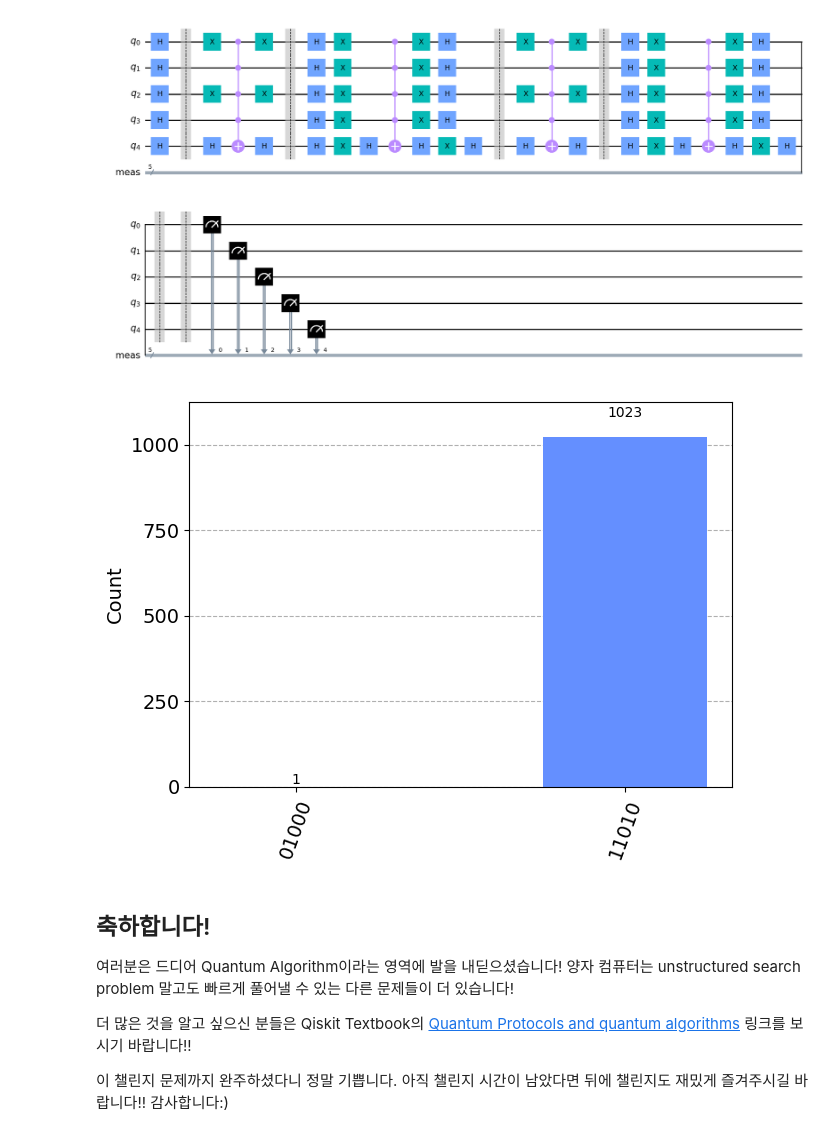
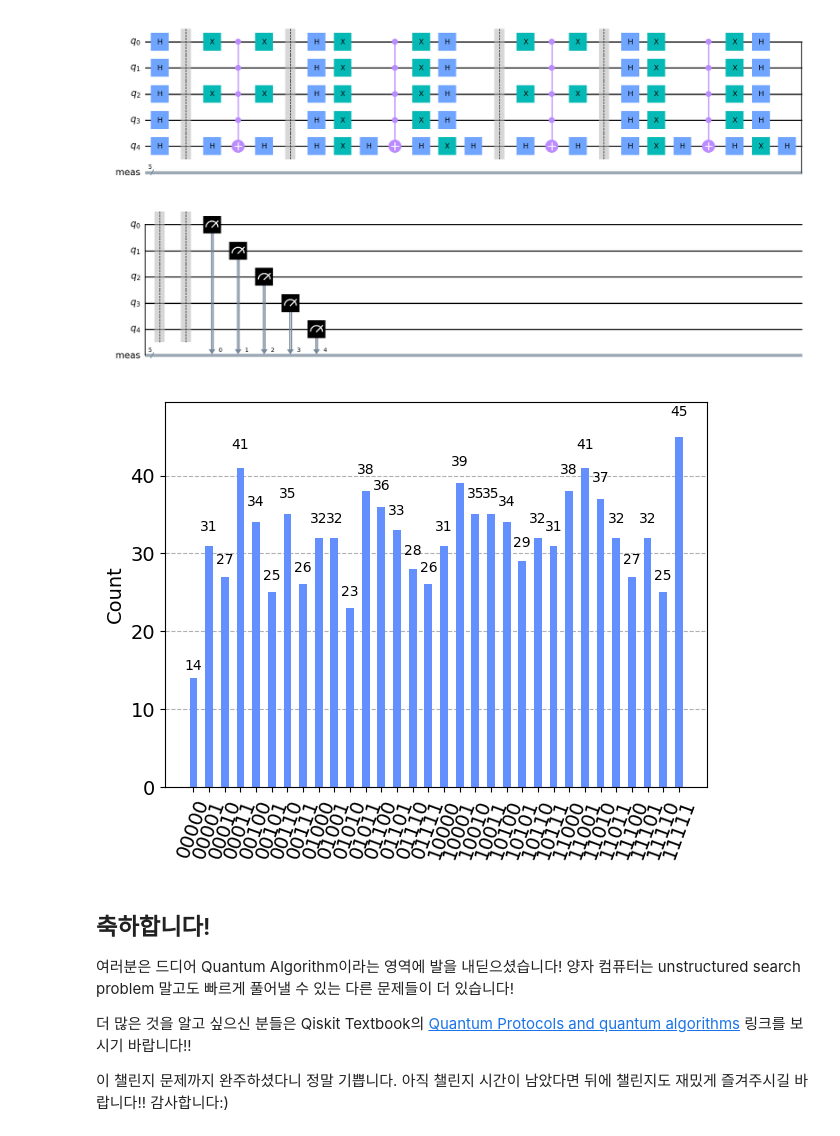
Before and after one commit to goseumdochy/qiskit-fall-fest-2023ku-challenge-notebook, a Jupyter notebook: Challenge7_solution.ipynb, the cells around one changed output. Saved outputs shown, nothing was run; the diff lists cells and outputs as text; code cells hidden in the pictures.

```diff
--- a/Challenge7_solution.ipynb
+++ b/Challenge7_solution.ipynb
@@ -150,7 +150,8 @@ from qiskit_aer import AerSimulator, QasmSimulator
 # %% [markdown]
 여러분은 이번 challenge에서 5 qubits에서의 Grover's algorithm을 구현하시게 될 것입니다. 5개의 qubits를 가진 빈 회로인 base 회로를 아래의 코드 셀에서 제공해드리겠습니다.
 # %%
-base = QuantumCircuit(5)
+q = QuantumRegister(5, name = "q")
+base = QuantumCircuit(q)
 base.draw("mpl")
 # %% [output]
 [figure]
@@ -430,14 +433,14 @@ circuit.draw("mpl")
 # %% [output]
 [figure]
 # %%
-n = 4# Change this number
+n = 0 # Change this number
 
 sim = AerSimulator()
 job = sim.run(grover(n), shots=1024)
 result = job.result()
 counts = result.get_counts()
 
 plot_histogram(counts)
 # %% [output]
-[figure, old version]
+[figure, new version]
 # %%
```
Also changed, not shown: parts of 8 cells of this notebook, 27 other files.
